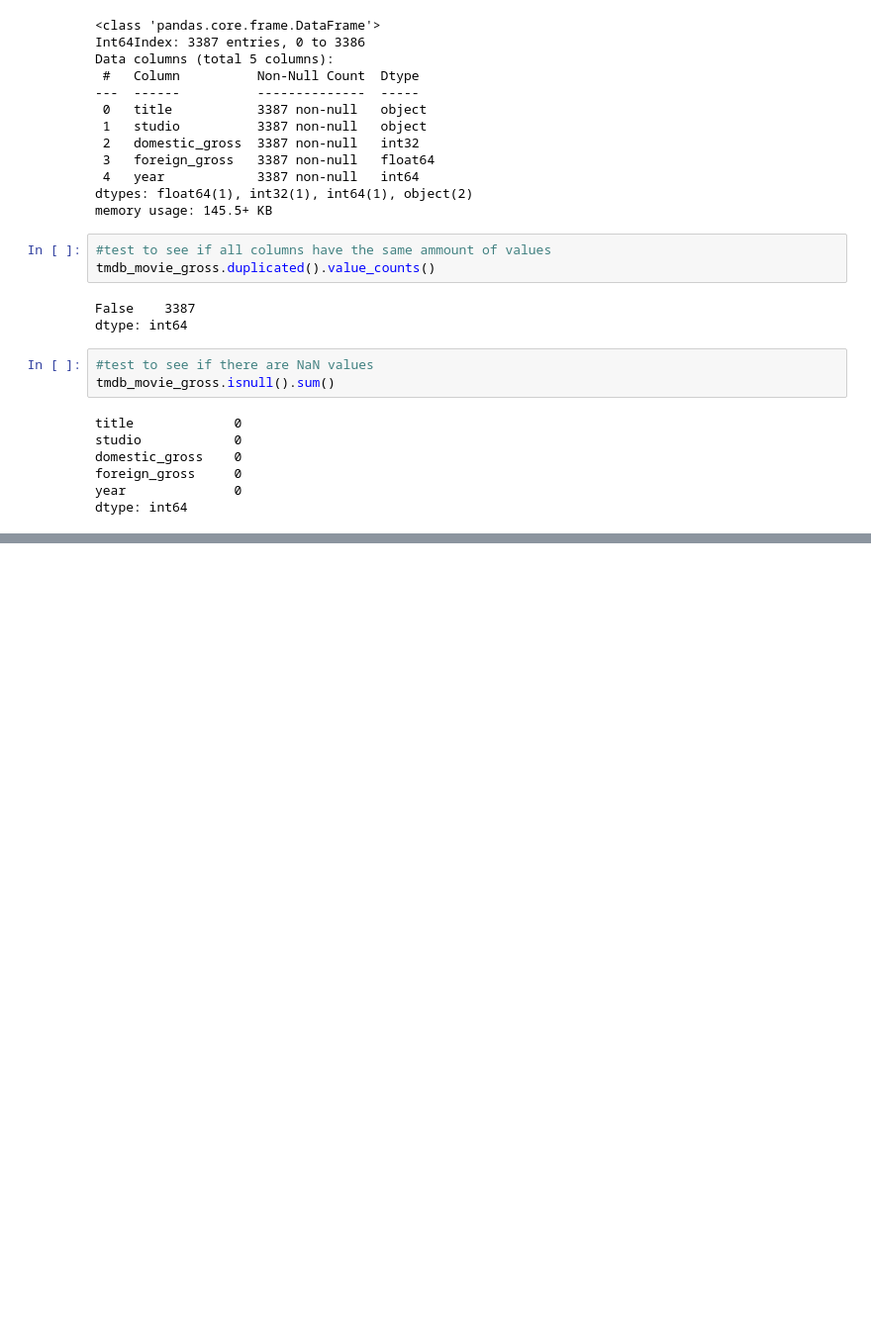
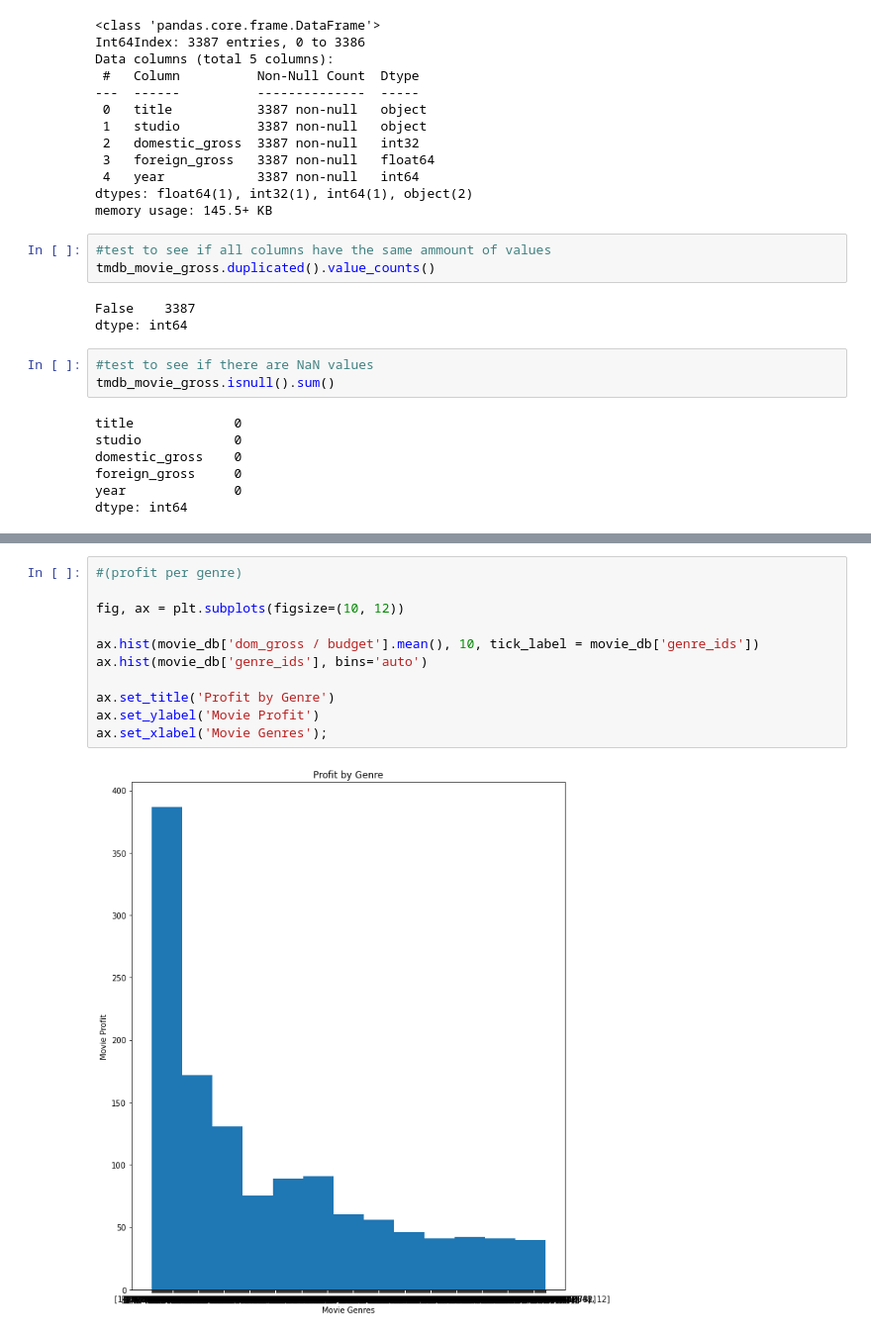
Before and after one commit to mfFrida/Capstone-Project-Semester-1, a Jupyter notebook: student.ipynb, the cells around one changed output, grey strips where cells are left out. Shown at 99% size. Cells and saved outputs as stored; diff of their text form; blank space fills up the shorter version.

```diff
--- a/student.ipynb
+++ b/student.ipynb
@@ -95,0 +304,13 @@ dtype: int64
+# %%
+#(profit per genre)
+
+fig, ax = plt.subplots(figsize=(10, 12))
+
+ax.hist(movie_db['dom_gross / budget'].mean(), 10, tick_label = movie_db['genre_ids'])
+ax.hist(movie_db['genre_ids'], bins='auto')
+
+ax.set_title('Profit by Genre')
+ax.set_ylabel('Movie Profit')
+ax.set_xlabel('Movie Genres');
+# %% [output]
+[figure, added]
```
Also changed, not shown: parts of 11 cells of this notebook.
